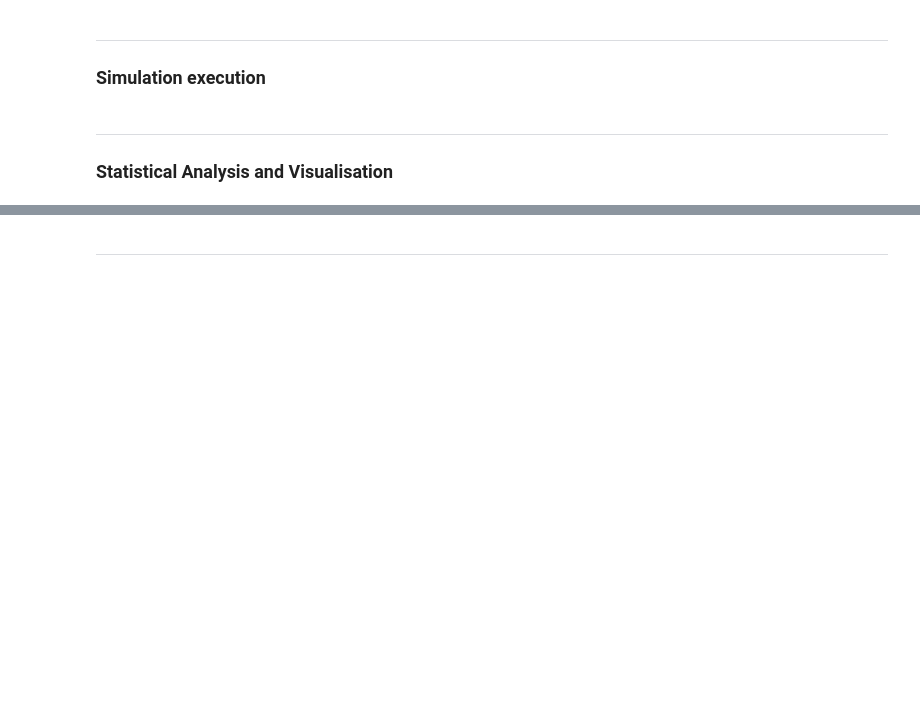
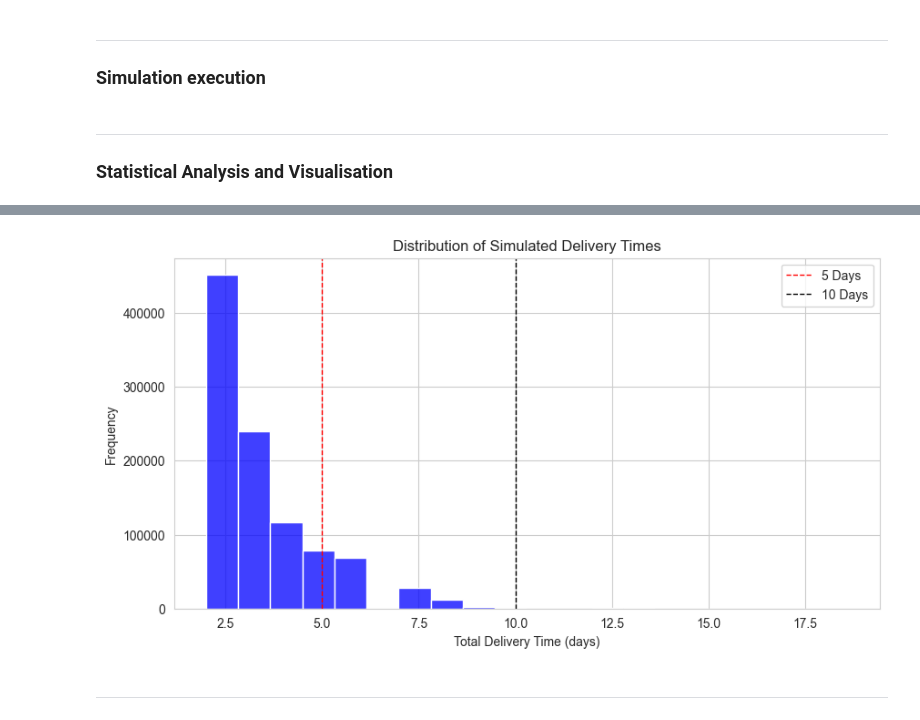
Before and after one commit to mikeandrusyak/simulation_of_the_delivery_time, a Jupyter notebook: simulation_delivery.ipynb, the cells around one changed output, grey strips where cells are left out. Cells and saved outputs as stored; diff of their text form; code cells hidden in the pictures; blank space fills up the shorter version.

```diff
--- a/simulation_delivery.ipynb
+++ b/simulation_delivery.ipynb
@@ -435,14 +439,16 @@ print(f"Probability of Delivery > 10 days: {prob_over_10_days:.2%}")
 # %%
 # Visualization
 plt.figure(figsize=(10,5))
-sns.histplot(delivery_times, bins=20, kde=True, color='blue')
+sns.histplot(delivery_times, bins=20, kde=False, color='blue')
 plt.axvline(5, color='red', linestyle='dashed', linewidth=1, label='5 Days')
 plt.axvline(10, color='black', linestyle='dashed', linewidth=1, label='10 Days')
 plt.xlabel('Total Delivery Time (days)')
 plt.ylabel('Frequency')
 plt.title('Distribution of Simulated Delivery Times')
 plt.legend()
 plt.show()
+# %% [output]
+[figure, added]
 # %% [markdown]
 ---
 # %% [markdown]
```
Also changed, not shown: parts of 4 cells of this notebook.
